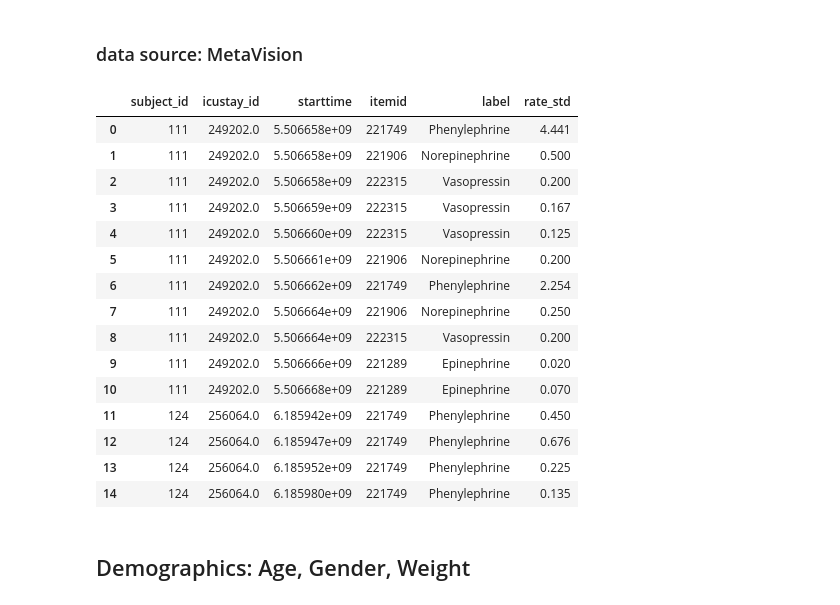
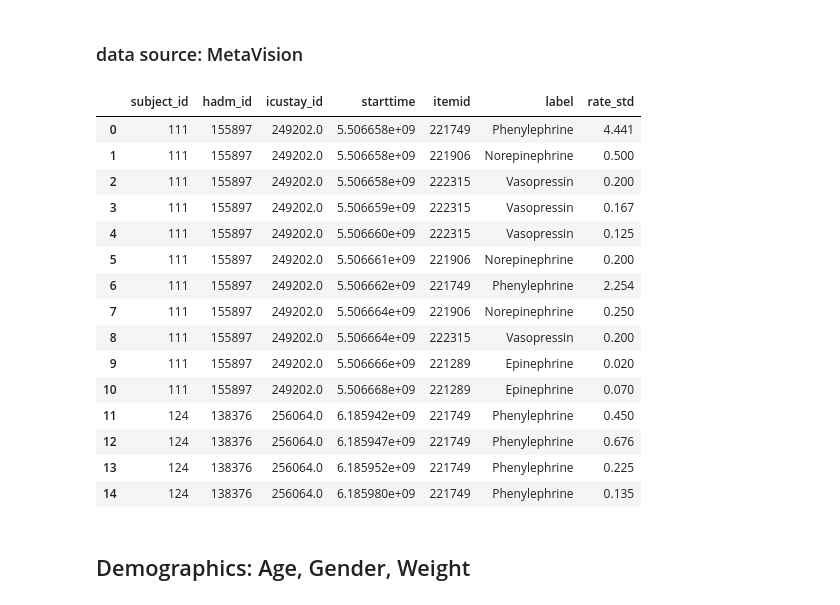
Before and after one commit to dhruvsharma15/mimic-iii-analysis, a Jupyter notebook: AKI_data_extraction.ipynb, the cells around one changed output. Saved outputs shown, nothing was run; the diff lists cells and outputs as text; code cells hidden in the pictures.

```diff
--- a/AKI_data_extraction.ipynb
+++ b/AKI_data_extraction.ipynb
@@ -512,53 +513,53 @@ with data as
         227510,226561,227489,226584,226563,226564,226565,226557,226558) and oe.valueuom is not NULL
         group by oe.subject_id
     )
 
-    select inp.subject_id, icustay_id, extract(epoch from starttime) as starttime, extract(epoch from endtime) as endtime, itemid, -- rate, -- ,rateuom,
+    select inp.subject_id, hadm_id, icustay_id, extract(epoch from starttime) as starttime, extract(epoch from endtime) as endtime, itemid, -- rate, -- ,rateuom,
     case when itemid in (30120,221906,30047) and rateuom='mcg/kg/min' then round(cast(rate as numeric),3)  -- norad
     when itemid in (30120,221906,30047) and rateuom='mcg/min' then round(cast(rate/80 as numeric),3)  -- norad
     when itemid in (30119,221289) and rateuom='mcg/kg/min' then round(cast(rate as numeric),3) -- epi
     when itemid in (30119,221289) and rateuom='mcg/min' then round(cast(rate/80 as numeric),3) -- epi
     when itemid in (30051,222315) and rate > 0.2 then round(cast(rate*5/60  as numeric),3) -- vasopressin, in U/h
     when itemid in (30051,222315) and rateuom='units/min' then round(cast(rate*5 as numeric),3) -- vasopressin
     when itemid in (30051,222315) and rateuom='units/hour' then round(cast(rate*5/60 as numeric),3) -- vasopressin
     when itemid in (30128,221749,30127) and rateuom='mcg/kg/min' then round(cast(rate*0.45 as numeric),3) -- phenyl
     when itemid in (30128,221749,30127) and rateuom='mcg/min' then round(cast(rate*0.45 / 80 as numeric),3) -- phenyl
     when itemid in (221662,30043,30307) and rateuom='mcg/kg/min' then round(cast(rate*0.01 as numeric),3)  -- dopa
     when itemid in (221662,30043,30307) and rateuom='mcg/min' then round(cast(rate*0.01/80 as numeric),3) else null end as rate_std-- dopa
     from mimiciii.inputevents_mv inp
     left join dat
     on inp.subject_id = dat.subject_id
     where itemid in (30128,30120,30051,221749,221906,30119,30047,30127,221289,222315,221662,30043,30307) and rate is not null and statusdescription <> 'Rewritten'
-    order by inp.subject_id, icustay_id, starttime, itemid
+    order by inp.subject_id, hadm_id, icustay_id, starttime, itemid
 
 )
-select data.subject_id, icustay_id, starttime, data.itemid, d.label, rate_std
+select data.subject_id, hadm_id, icustay_id, starttime, data.itemid, d.label, rate_std
 from data
 inner join d_items d
 on data.itemid = d.itemid
-order by subject_id, icustay_id, starttime, data.itemid
+order by subject_id, hadm_id, icustay_id, starttime, data.itemid
 """
 
 data = pd.read_sql_query(query,con)
 data.to_csv(os.path.join(export_dir,'vaso_mv.csv'),index=False,sep=',')
 data.head(n=15)
 # %% [output]
-|  | subject_id | icustay_id | starttime | itemid | label | rate_std |
-| 0 | 111 | 249202.0 | 5.506658e+09 | 221749 | Phenylephrine | 4.441 |
-| 1 | 111 | 249202.0 | 5.506658e+09 | 221906 | Norepinephrine | 0.500 |
-| 2 | 111 | 249202.0 | 5.506658e+09 | 222315 | Vasopressin | 0.200 |
-| 3 | 111 | 249202.0 | 5.506659e+09 | 222315 | Vasopressin | 0.167 |
-| 4 | 111 | 249202.0 | 5.506660e+09 | 222315 | Vasopressin | 0.125 |
-| 5 | 111 | 249202.0 | 5.506661e+09 | 221906 | Norepinephrine | 0.200 |
-| 6 | 111 | 249202.0 | 5.506662e+09 | 221749 | Phenylephrine | 2.254 |
-| 7 | 111 | 249202.0 | 5.506664e+09 | 221906 | Norepinephrine | 0.250 |
-| 8 | 111 | 249202.0 | 5.506664e+09 | 222315 | Vasopressin | 0.200 |
-| 9 | 111 | 249202.0 | 5.506666e+09 | 221289 | Epinephrine | 0.020 |
-| 10 | 111 | 249202.0 | 5.506668e+09 | 221289 | Epinephrine | 0.070 |
-| 11 | 124 | 256064.0 | 6.185942e+09 | 221749 | Phenylephrine | 0.450 |
-| 12 | 124 | 256064.0 | 6.185947e+09 | 221749 | Phenylephrine | 0.676 |
-| 13 | 124 | 256064.0 | 6.185952e+09 | 221749 | Phenylephrine | 0.225 |
-| 14 | 124 | 256064.0 | 6.185980e+09 | 221749 | Phenylephrine | 0.135 |
+|  | subject_id | hadm_id | icustay_id | starttime | itemid | label | rate_std |
+| 0 | 111 | 155897 | 249202.0 | 5.506658e+09 | 221749 | Phenylephrine | 4.441 |
+| 1 | 111 | 155897 | 249202.0 | 5.506658e+09 | 221906 | Norepinephrine | 0.500 |
+| 2 | 111 | 155897 | 249202.0 | 5.506658e+09 | 222315 | Vasopressin | 0.200 |
+| 3 | 111 | 155897 | 249202.0 | 5.506659e+09 | 222315 | Vasopressin | 0.167 |
+| 4 | 111 | 155897 | 249202.0 | 5.506660e+09 | 222315 | Vasopressin | 0.125 |
+| 5 | 111 | 155897 | 249202.0 | 5.506661e+09 | 221906 | Norepinephrine | 0.200 |
+| 6 | 111 | 155897 | 249202.0 | 5.506662e+09 | 221749 | Phenylephrine | 2.254 |
+| 7 | 111 | 155897 | 249202.0 | 5.506664e+09 | 221906 | Norepinephrine | 0.250 |
+| 8 | 111 | 155897 | 249202.0 | 5.506664e+09 | 222315 | Vasopressin | 0.200 |
+| 9 | 111 | 155897 | 249202.0 | 5.506666e+09 | 221289 | Epinephrine | 0.020 |
+| 10 | 111 | 155897 | 249202.0 | 5.506668e+09 | 221289 | Epinephrine | 0.070 |
+| 11 | 124 | 138376 | 256064.0 | 6.185942e+09 | 221749 | Phenylephrine | 0.450 |
+| 12 | 124 | 138376 | 256064.0 | 6.185947e+09 | 221749 | Phenylephrine | 0.676 |
+| 13 | 124 | 138376 | 256064.0 | 6.185952e+09 | 221749 | Phenylephrine | 0.225 |
+| 14 | 124 | 138376 | 256064.0 | 6.185980e+09 | 221749 | Phenylephrine | 0.135 |
 # %% [markdown]
 ## Demographics: Age, Gender, Weight
 # %%
```
Also changed, not shown: parts of 6 cells of this notebook, 2 other files.
